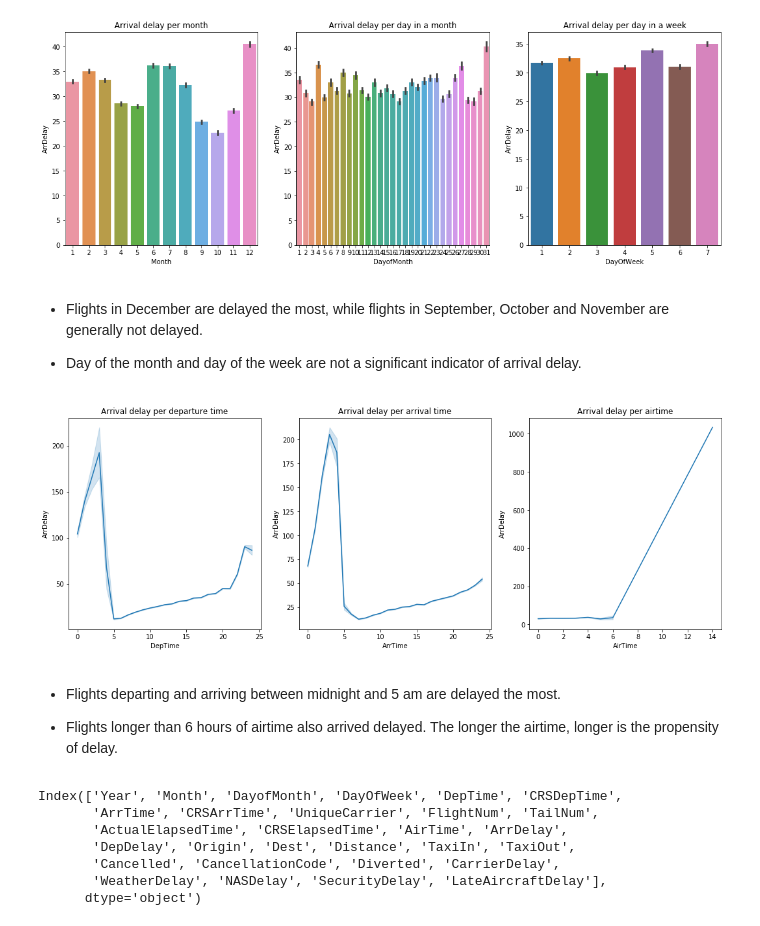
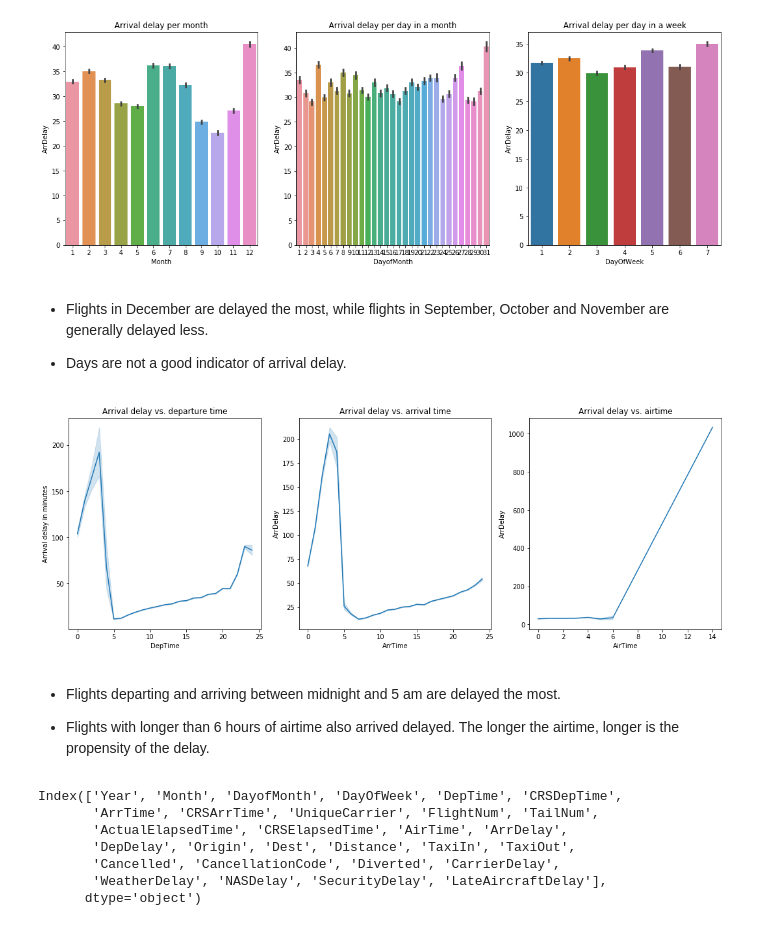
Before and after one commit to PriyankaBiswas/Data-Science, a Jupyter notebook: Unit3_deeper_SL/SL_practice/Airlines_arrival/airlines_arrivals.ipynb, the cells around one changed output. Cells and saved outputs as stored; diff of their text form; code cells hidden in the pictures.

```diff
--- a/Unit3_deeper_SL/SL_practice/Airlines_arrival/airlines_arrivals.ipynb
+++ b/Unit3_deeper_SL/SL_practice/Airlines_arrival/airlines_arrivals.ipynb
@@ -107,7 +111,7 @@ sample.groupby(['Cancelled', 'Diverted'])['ArrDelay'].describe()
 | 0 | 0 | 744484.0 | 32.207029 | 47.994276 | 1.0 | 6.0 | 15.0 | 38.0 | 1583.0 |
 # %%
 # Dropping rows of 'Cancelled' and 'Diverted' flights
-sample = sample[(sample.Cancelled==0) & (sample.Diverted==0)]
+#sample = sample[(sample.Cancelled==0) & (sample.Diverted==0)]
 # %%
 sample[['ArrDelay', 'ArrTime', 'CRSArrTime']].head()
 # %% [output]
@@ -180,33 +185,36 @@ plt.show()
 # %% [output]
 [figure]
 # %% [markdown]
-- Flights in December are delayed the most, while flights in September, October and November are generally not delayed.
+- Flights in December are delayed the most, while flights in September, October and November are generally delayed less.
 
-- Day of the month and day of the week are not a significant indicator of arrival delay.
+- Days are not a good indicator of arrival delay.
 # %%
 # Arrival delay and time
 
 plt.figure(figsize=(18,6))
 
 plt.subplot(1,3,1)
+# DepTime in hhmm format, divided by 100 and rounded to 0 to extract the hours.
 sns.lineplot(x=round(sample.DepTime/100, 0), y=sample.ArrDelay, markers=True)
-plt.title('Arrival delay per departure time')
+plt.ylabel('Arrival delay in minutes')
+plt.title('Arrival delay vs. departure time')
+
 
 plt.subplot(1,3,2)
 sns.lineplot(x=round(sample.ArrTime /100, 0), y=sample.ArrDelay, markers=True)
-plt.title('Arrival delay per arrival time')
+plt.title('Arrival delay vs. arrival time')
 
 
 plt.subplot(1,3,3)
 sns.lineplot(x=round(sample.AirTime/100, 0), y=sample.ArrDelay, markers=True)
-plt.title('Arrival delay per airtime')
+plt.title('Arrival delay vs. airtime')
 plt.show()
 # %% [output]
-[figure, old version]
+[figure, new version]
 # %% [markdown]
 - Flights departing and arriving between midnight and 5 am are delayed the most.
 
-- Flights longer than 6 hours of airtime also arrived delayed. The longer the airtime, longer is the propensity of delay.
+- Flights with longer than 6 hours of airtime also arrived delayed. The longer the airtime, longer is the propensity of the delay.
 # %%
 sample.columns
 # %% [output]
```
Also changed, not shown: parts of 66 cells of this notebook.
